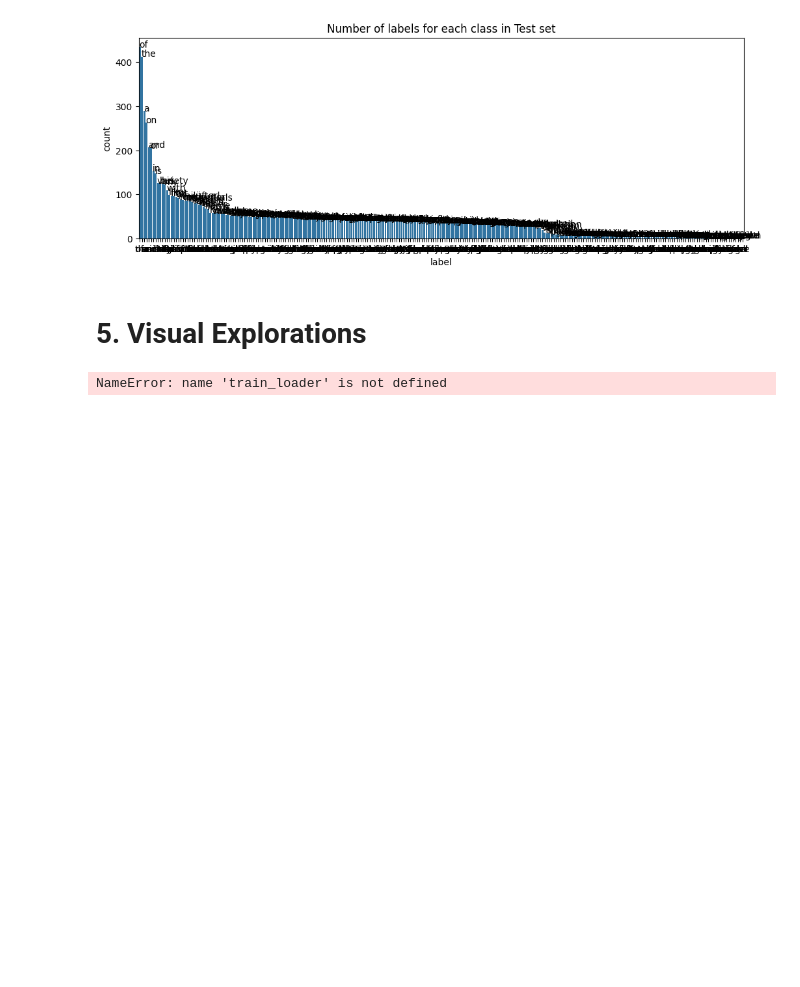
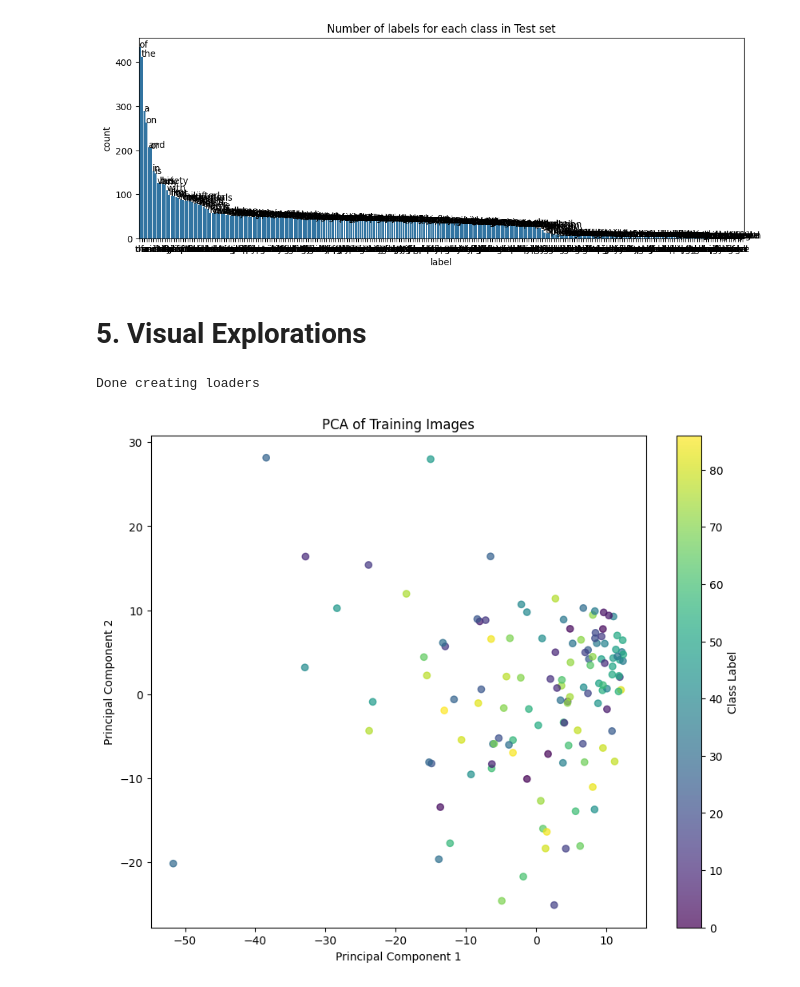
Before and after one commit to brwali/505FinalProject, a Jupyter notebook: eda.ipynb, the cells around one changed output. Saved outputs shown, nothing was run; the diff lists cells and outputs as text; code cells hidden in the pictures; blank space fills up the shorter version.

Commit message:
pushing the visualization section as well as an update to words_helper

```diff
--- a/eda.ipynb
+++ b/eda.ipynb
@@ -339,5 +340,46 @@ closed              :   1 or 0.0%
 # %% [markdown]
 # 5. Visual Explorations
 # %%
+import numpy as np
+import matplotlib.pyplot as plt
+from sklearn.decomposition import PCA
+from sklearn.preprocessing import LabelEncoder
+import words_helper as wp
+import torch
+
+# Load data
+classes, train_loader, valid_loader, test_loader, label_dict = wp.createLoaders()
+
+# Get one batch of images and labels
+batch = next(iter(train_loader))  # batch is a tuple: (images, labels)
+images, labels = batch  # Unpack tuple
+
+# Move tensors to CPU if necessary and convert to NumPy
+if isinstance(images, torch.Tensor):
+    images = images.cpu().detach().numpy()
+if isinstance(labels, torch.Tensor):
+    labels = labels.cpu().detach().numpy()
+
+# Convert labels from text to numeric
+label_encoder = LabelEncoder()
+numeric_labels = label_encoder.fit_transform(labels)
+
+# Flatten images for PCA
+n_samples = images.shape[0]
+flattened_images = images.reshape(n_samples, -1)
+
+# Apply PCA
+pca = PCA(n_components=2)
+components = pca.fit_transform(flattened_images)
+
+# Plot PCA results
+plt.figure(figsize=(10, 8))
+scatter = plt.scatter(components[:, 0], components[:, 1], c=numeric_labels, cmap='viridis', alpha=0.7)
+plt.title("PCA of Training Images")
+plt.xlabel("Principal Component 1")
+plt.ylabel("Principal Component 2")
+plt.colorbar(scatter, label="Class Label")
+plt.show()
 # %% [output]
-NameError: name 'train_loader' is not defined
+Done creating loaders
+[figure, added]
```
Also changed, not shown: parts of 4 cells of this notebook, 1 other file.
